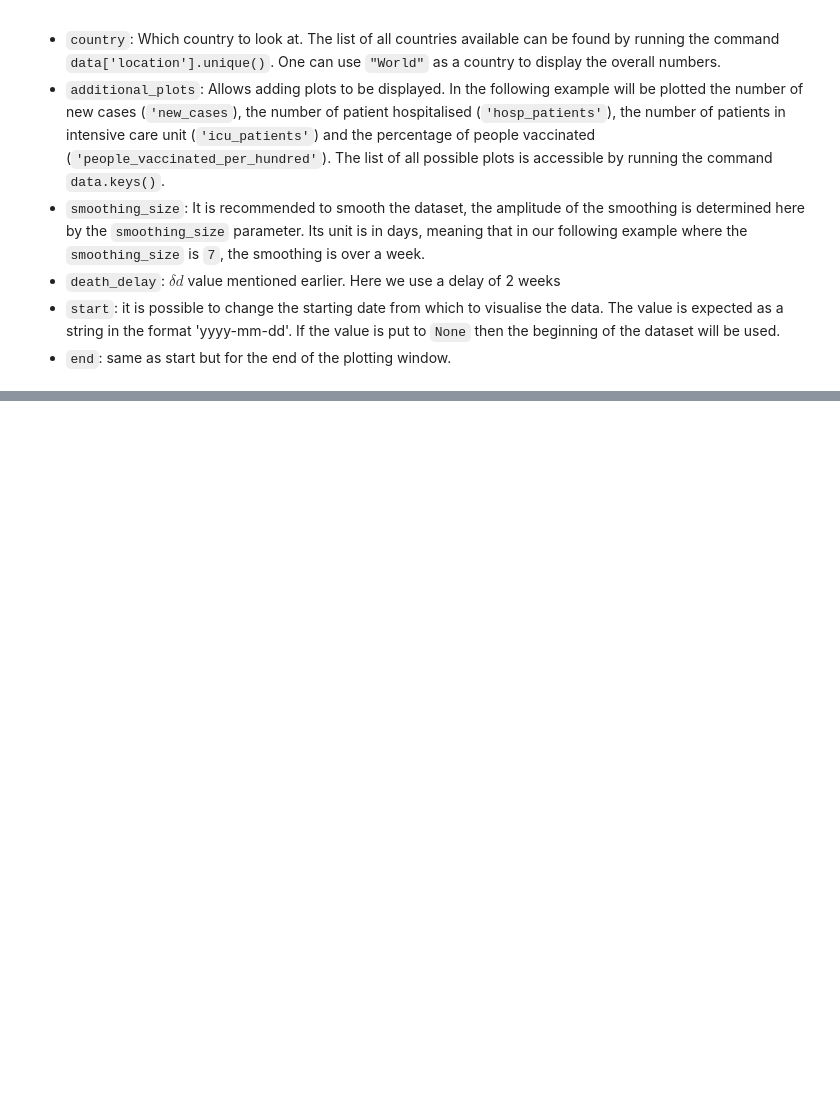
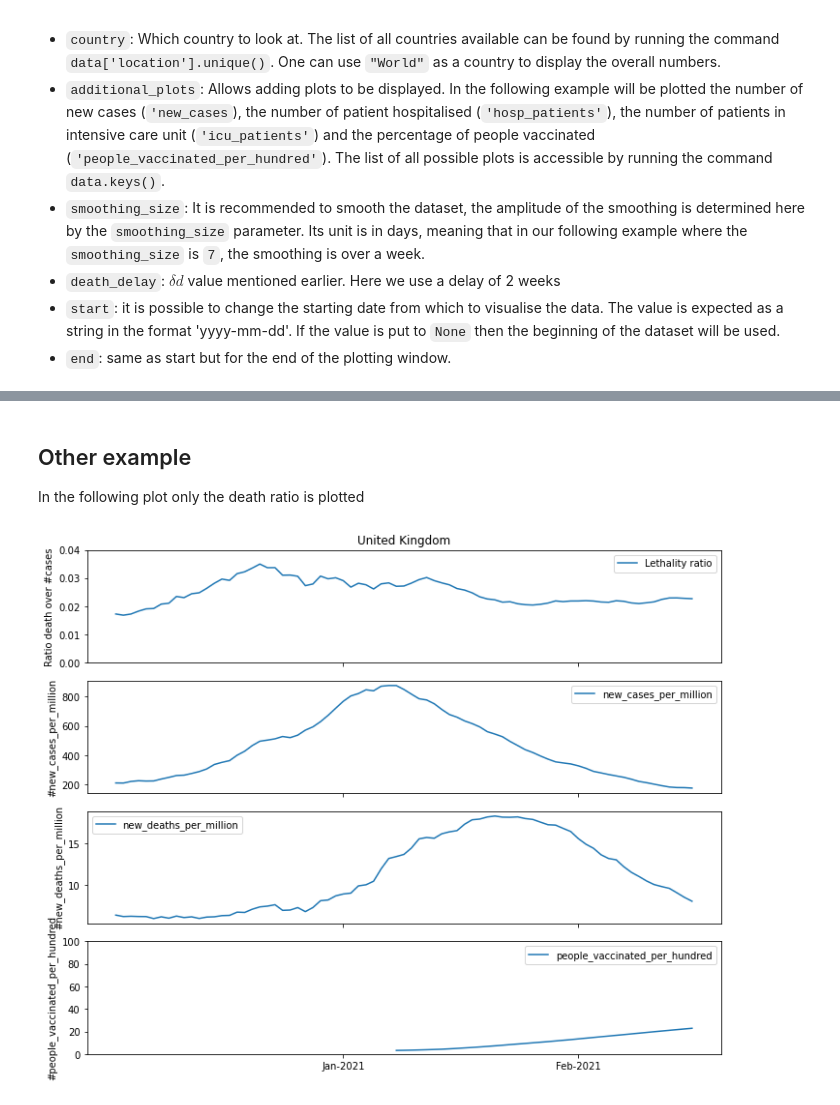
Before and after one commit to GuignardLab/covid-analysis, a Jupyter notebook: Data-analysis-Colab.ipynb, the cells around one changed output, grey strips where cells are left out. Drawn from its saved outputs; the diff is of its cells as text; code cells hidden in the pictures; blank space fills up the shorter version.

```diff
--- a/Data-analysis-Colab.ipynb
+++ b/Data-analysis-Colab.ipynb
@@ -148,0 +151,13 @@ get_lethality_rate(data, 'France',
+# %% [markdown]
+## Other example
+In the following plot only the death ratio is plotted
+# %%
+fig = get_lethality_rate(data,
+                         country='United Kingdom',
+                         additional_plots=['new_cases_per_million', 'new_deaths_per_million',
+                                           'people_vaccinated_per_hundred'],
+                         smoothing_size=7, death_delay=18,
+                         start='2020-12-01', end='2021-02-15');
+fig.savefig('out/UK-Jan-2021.pdf')
+# %% [output]
+[figure, added]
```
Also changed, not shown: parts of 8 cells of this notebook.
